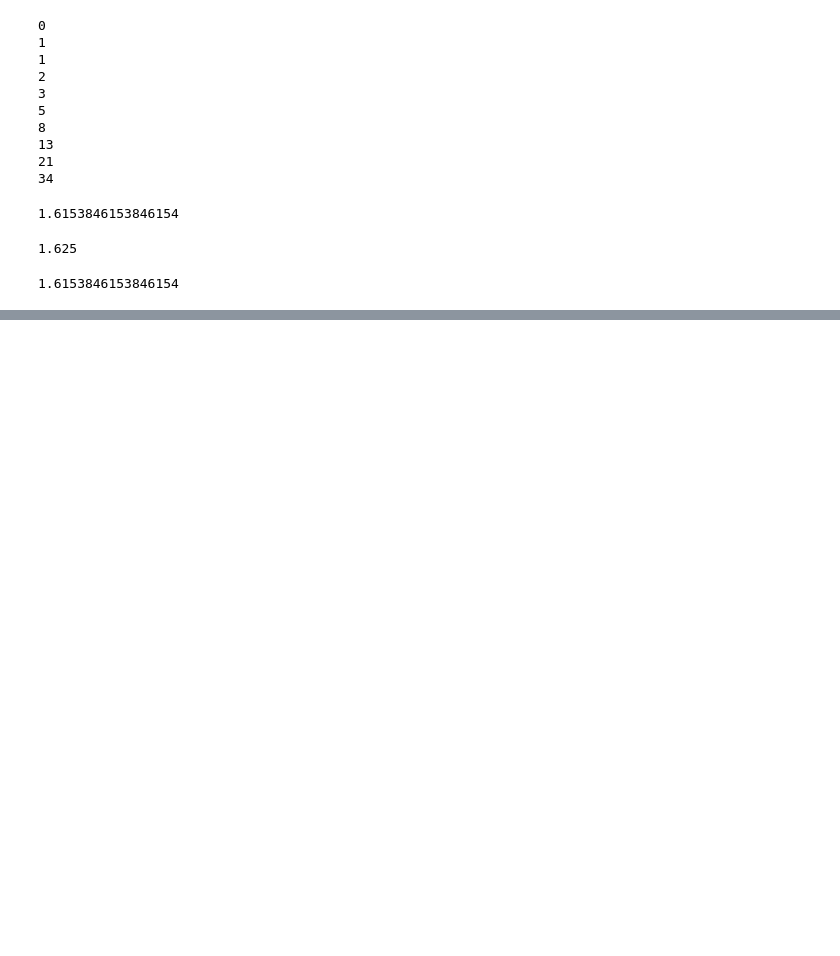
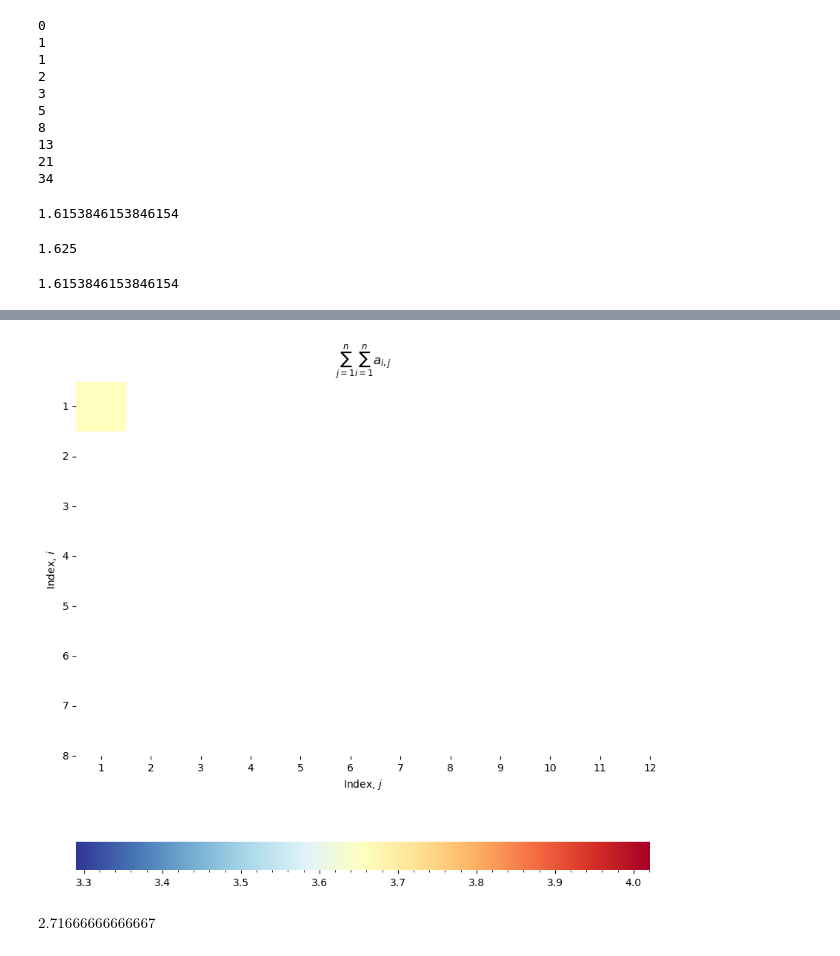
Before and after one commit to Arch-jyh/iris_books, a Jupyter notebook: book3/14.ipynb, the cells around one changed output, grey strips where cells are left out. Drawn from its saved outputs; the diff is of its cells as text; code cells hidden in the pictures; blank space fills up the shorter version.

```diff
--- a/book3/14.ipynb
+++ b/book3/14.ipynb
@@ -112,0 +166,9 @@ b/8
+# %%
+all_1_1 = np.ones((8,1))
+all_1_2 = np.ones((12,1))
+sum_over_i = all_1_1.T @ a_ij @ all_1
+
+title = r'$\sum_{j = 1}^{n} \sum_{i = 1}^{n} a_{i,j}$'
+heatmap_sum(sum_over_i,i_array,j_array,title)
+# %% [output]
+[figure, added]
@@ -112,0 +193,7 @@ b/8
+# %%
+#求浮点数值的方法,写在了类中
+#subs表示替换,将n替换为5
+#得到的结果是在sympy语境之下的浮点数
+seq_sum.evalf(subs = {n:5})
+# %% [output]
+$\displaystyle 2.71666666666667$
```
Also changed, not shown: parts of 20 cells of this notebook, 2 other files.
